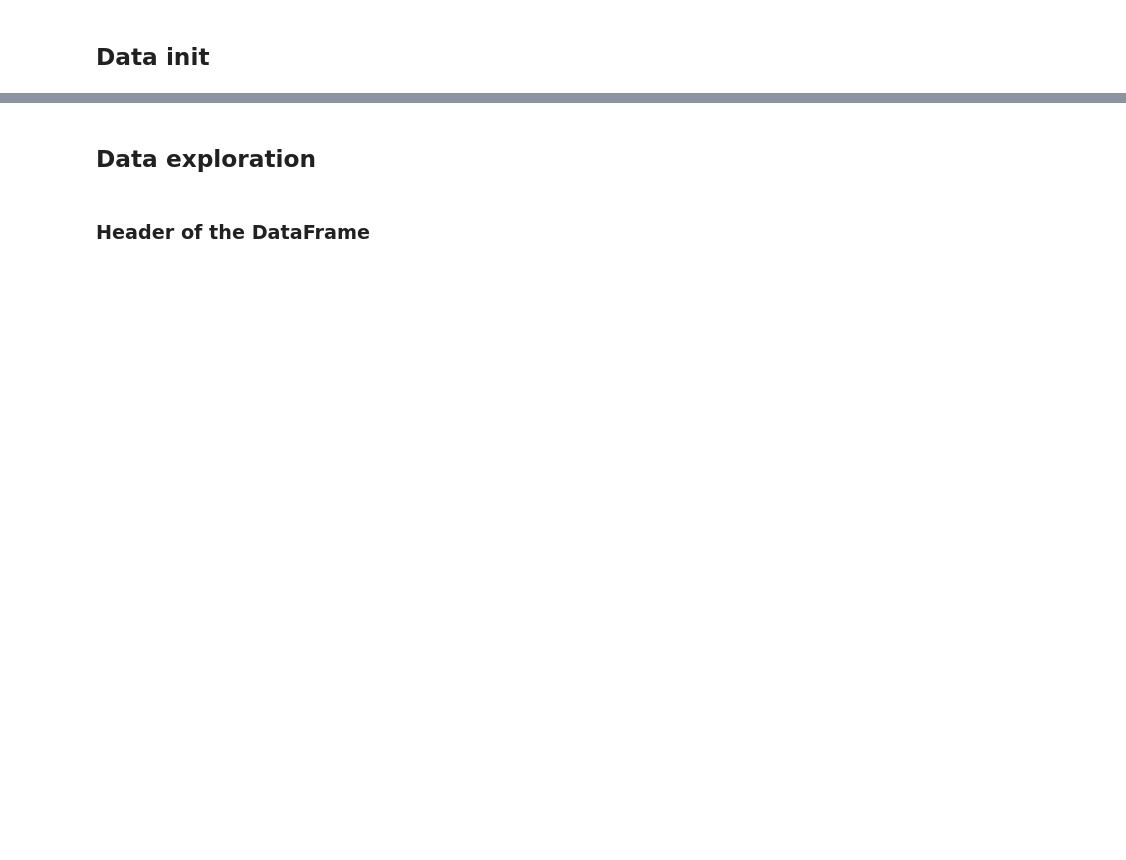
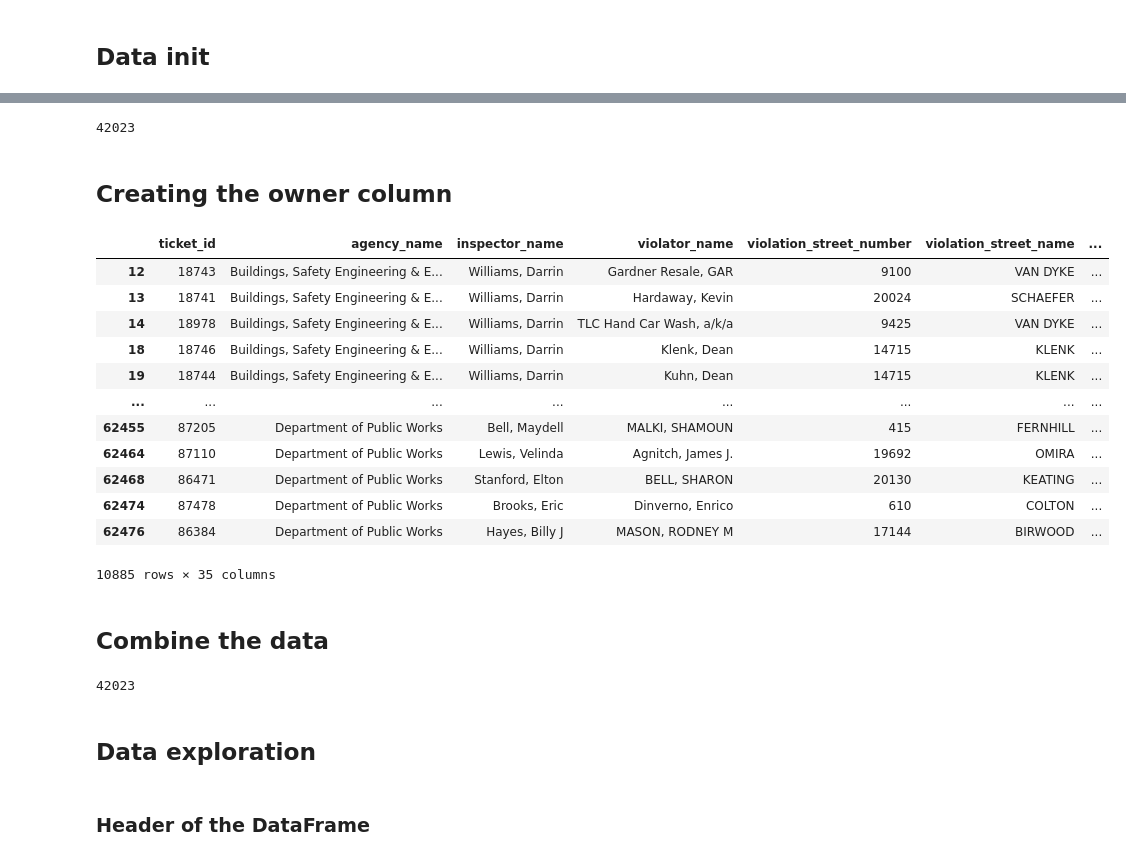
Before and after one commit to InigoSusilla/DataScienceOnDetroit, a Jupyter notebook: project1.ipynb, the cells around one changed output, grey strips where cells are left out. Saved outputs shown, nothing was run; the diff lists cells and outputs as text; code cells hidden in the pictures; blank space fills up the shorter version.

```diff
--- a/project1.ipynb
+++ b/project1.ipynb
@@ -24,0 +62,20 @@ df_fines.drop(columns=columns_to_delete,inplace = True)
+# %%
+not_responsible_tags = r'Not responsible by Dismissal\
+                        |Not responsible by City Dismissal\
+                        |Not responsible by Determination'
+responsible_tags = r'Responsible by Default\
+                    |Responsible by Determination\
+                    |Responsible by Admission'
+omitted_tags = (r'PENDING JUDGMENT|SET-ASIDE \(PENDING JUDGMENT\)')
+
+# Filter out fines that were not resolved
+df_fines = df_fines[df_fines.disposition.str.contains(omitted_tags) == False]
+
+# Change labels to boolean vals
+df_fines['disposition'] = df_fines['disposition'].map(
+    lambda x:
+        "Not responsible" if x in not_responsible_tags
+        else "Responsible")
+# %%
+# Remove fines that were dismissed
+df_fines = df_fines[df_fines['disposition'] == "Responsible"]
@@ -24,0 +102,32 @@ df_fines.drop(columns=columns_to_delete,inplace = True)
+# %%
+df_fines['mailing_address_str_name'] = df_fines['mailing_address_str_name'].astype(str)
+df_fines['violation_street_name'] = df_fines['violation_street_name'].astype(str)
+# %%
+len(df_fines.index)
+# %% [output]
+42023
+# %% [markdown]
+## Creating the owner column
+# %%
+df_fines['owner'] = np.where(df_fines['mailing_address_str_name'].astype(str).str.upper() == df_fines['violation_street_name'].astype(str).str.upper(), 1,0)
+#df_fines['owner'] = np.where(df_fines['mailing_address_str_number'].astype(float) == df_fines['violation_street_number'].astype(float),1,0)
+# %%
+#df_fines['violation_street_name'].unique()
+#df_fines['mailing_address_str_name'].unique()
+df_fines[df_fines['owner'] == 1]
+# %% [output]
+|  | ticket_id | agency_name | inspector_name | violator_name | violation_street_number | violation_street_name | ... |
+| 12 | 18743 | Buildings, Safety Engineering & E... | Williams, Darrin | Gardner Resale, GAR | 9100 | VAN DYKE | ... |
+| 13 | 18741 | Buildings, Safety Engineering & E... | Williams, Darrin | Hardaway, Kevin | 20024 | SCHAEFER | ... |
+| 14 | 18978 | Buildings, Safety Engineering & E... | Williams, Darrin | TLC Hand Car Wash, a/k/a | 9425 | VAN DYKE | ... |
+| 18 | 18746 | Buildings, Safety Engineering & E... | Williams, Darrin | Klenk, Dean | 14715 | KLENK | ... |
+| 19 | 18744 | Buildings, Safety Engineering & E... | Williams, Darrin | Kuhn, Dean | 14715 | KLENK | ... |
+| ... | ... | ... | ... | ... | ... | ... | ... |
+| 62455 | 87205 | Department of Public Works | Bell, Maydell | MALKI, SHAMOUN | 415 | FERNHILL | ... |
+| 62464 | 87110 | Department of Public Works | Lewis, Velinda | Agnitch, James J. | 19692 | OMIRA | ... |
+| 62468 | 86471 | Department of Public Works | Stanford, Elton | BELL, SHARON | 20130 | KEATING | ... |
+| 62474 | 87478 | Department of Public Works | Brooks, Eric | Dinverno, Enrico | 610 | COLTON | ... |
+| 62476 | 86384 | Department of Public Works | Hayes, Billy J | MASON, RODNEY M | 17144 | BIRWOOD | ... |
+10885 rows × 35 columns
+# %% [markdown]
+## Combine the data
@@ -25,3 +139,7 @@ df_fines.drop(columns=columns_to_delete,inplace = True)
+# %%
+len(df_fines.index)
+# %% [output]
+42023
 # %% [markdown]
 ## Data exploration
 # %% [markdown]
```
Also changed, not shown: parts of 22 cells of this notebook.
